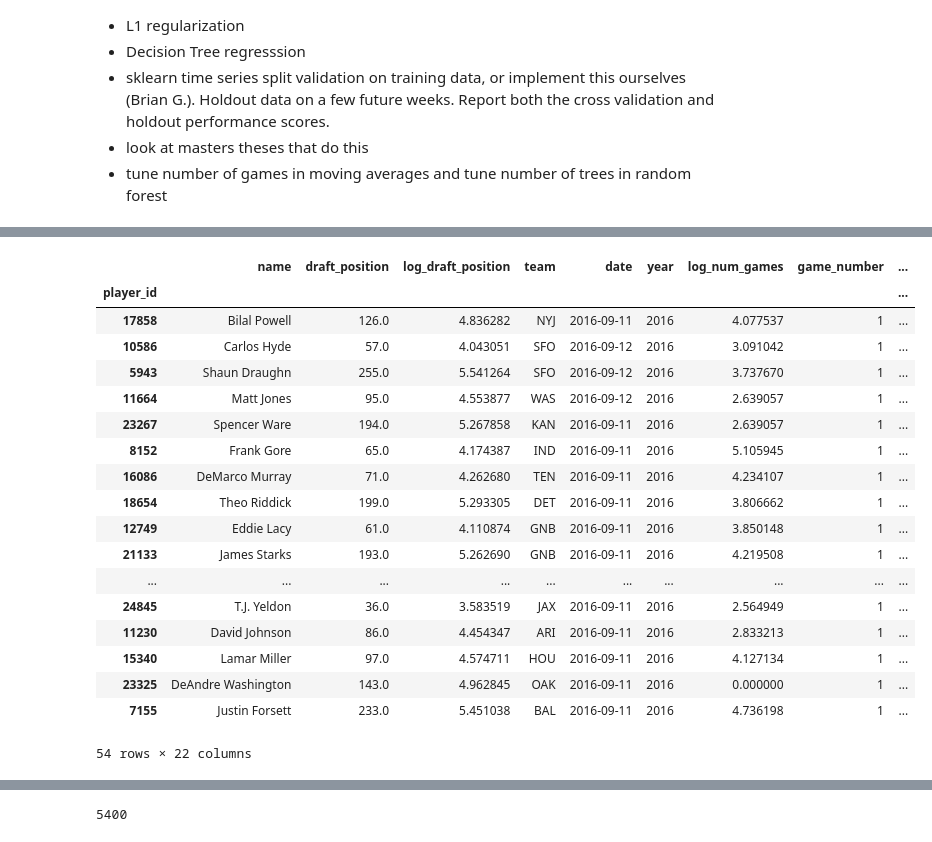
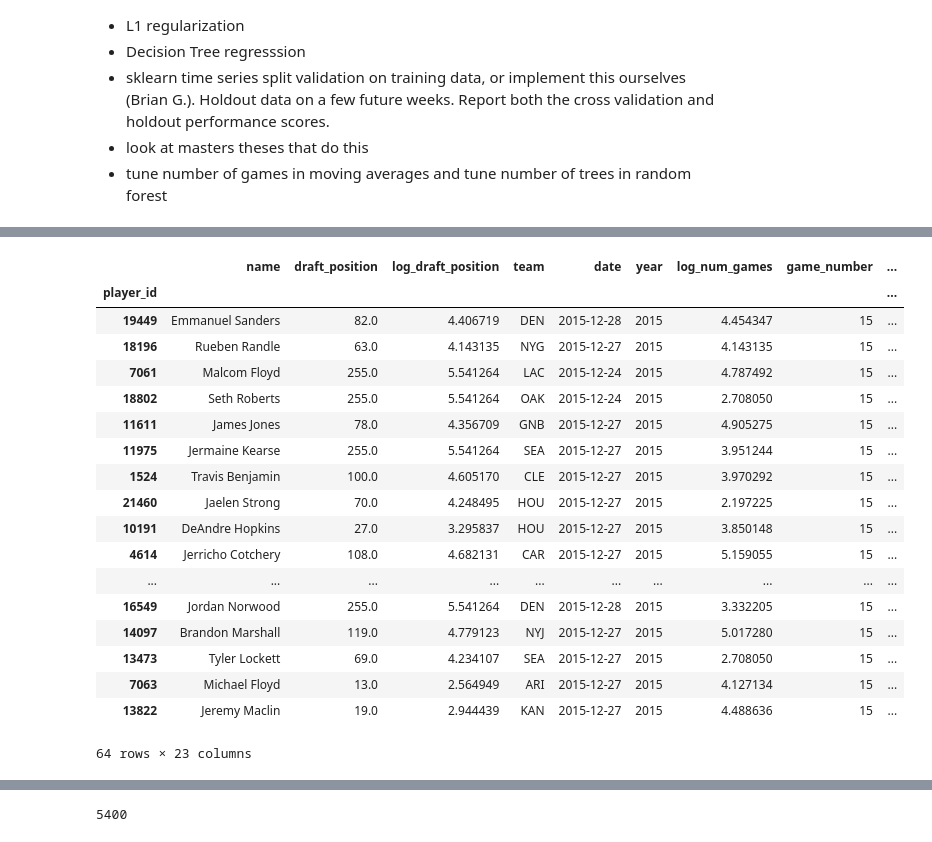
Before and after one commit to nkvarberg/Football-Prediction, a Jupyter notebook: EDA_Varberg.ipynb, the cells around one changed output, grey strips where cells are left out. Drawn from its saved outputs; the diff is of its cells as text; code cells hidden in the pictures.

```diff
--- a/EDA_Varberg.ipynb
+++ b/EDA_Varberg.ipynb
@@ -17,11 +36,15 @@ all_games = pd.read_csv('nfl-football-player-stats/games_1995.csv')
 all_games.drop([440917], inplace=True) # delete weird Lagerrete Blount double game
 all_games.loc[all_games['team'] == 'SDG', 'team'] = 'LAC'
 all_games.loc[all_games['team'] == 'STL', 'team'] = 'LAR'
+all_games.loc[all_games['opponent'] == 'SDG', 'opponent'] = 'LAC'
+all_games.loc[all_games['opponent'] == 'STL', 'opponent'] = 'LAR'
 all_games = all_games.set_index('player_id')
 all_players = pd.read_csv('nfl-football-player-stats/players_1995.csv',index_col='player_id')
 gamesDef = pd.read_csv('defData12-17.csv')
 gamesDef.loc[gamesDef['Tm']=='SDG', 'Tm'] = 'LAC'
 gamesDef.loc[gamesDef['Tm']=='STL', 'Tm'] = 'LAR'
+gamesDef.loc[gamesDef['Opp']=='SDG', 'Opp'] = 'LAC'
+gamesDef.loc[gamesDef['Opp']=='STL', 'Opp'] = 'LAR'
 gamesDef.set_index('Tm')
 gamesDef = gamesDef.drop(columns=["Rk","Time","LTime"])
 # %%
@@ -36,7 +59,8 @@ half_ppr = {
 # %%
 # subset RB position by choosing only RBs with at least 3 fantasy points in previous game
 subset_position = {
-    'RB': [['rushing_attempts', 'receiving_targets'], 5.0]
+    'RB': [['rushing_attempts', 'receiving_targets'], 5.0],
+    'WR': [['rushing_attempts', 'receiving_targets'], 5.0]
 }
 # %%
 def get_players_thatweek(all_games, all_players, position, year, game_number, subset_position, specific_players=None):
@@ -140,4 +141,5 @@ def get_def_data(gamesDef, year, gameNumber, gamesBack = 5):
     df.sort_values(by=['Year', 'Game'], axis=0, ascending=False, inplace=True)
     grouped = df.groupby('Tm', sort=False)
     def_stats = grouped.nth(list(range(0,gamesBack))).groupby('Tm', sort=False).mean()[['DY/P', 'TO']]
+    def_stats.index.rename('opp', inplace=True)
     return def_stats
@@ -177,10 +201,10 @@ def get_features_response(players, all_games, year, game_number, points_dict, de
                        (games.game_number <= 16)]
     current_year = games[(games.year == year) &
                          (games.game_number <= game_number)]
-    #rest_year = games[(games.year == year) &
-    #                 (games.game_number>=game_number)]
+    #current_game = games[(games.year == year) &
+    #                 (games.game_number==game_number)]
     next_game = games[(games.year == year) &
-                     (games.game_number == game_number+1)]['fpts'].rename('next_fpts')
+                     (games.game_number == game_number+1)]
     df = pd.concat((prev_years, current_year))
     # only keep columns needed for indiviual statistics
     df = df[['team', 'date', 'year', 'game_number', 'fpts', 'rushing_attempts', 'receiving_targets']]
@@ -203,25 +227,34 @@ def get_features_response(players, all_games, year, game_number, points_dict, de
     ## Team Statistics
     # get rush_percentage, rushing_attempts, and passer rating of teams
     team_stats = get_team_stats(games = all_games, year=year, game_number=game_number)
+    # join team stats to df by team
+    df = df.reset_index().join(team_stats, how='left', on='team').set_index('player_id')#.drop_duplicates()
+
     # get defenseive stats
     def_stats = get_def_data(gamesDef, year, game_number, defWeeksBack)
-    # join defensive stats to team stats by team
-    team_stats = team_stats.join(def_stats)
-    # join team stats to df by team
-    df = df.reset_index().join(team_stats, how='left', on=['team']).set_index('player_id')#.drop_duplicates()
+    #def_stats.reset_index(inplace=True)
+    df['opp'] = next_game['opponent']
+    df['next_fpts'] = next_game['fpts']
+    # Response variable is the fantasy points of the next game, NA should be zero because they
+    # didn't play or didn't score
+    df['next_fpts'] = df['next_fpts'].fillna(0)
+    print(df)
+    print(def_stats)
+    df = df.join(def_stats, how='left', on='opp')
     df.sort_values(by=['player_id', 'year', 'game_number'], axis=0,
                    ascending=True, inplace=True)
     # join df to players with name and draft info
     df = players.join(df)
 
-    # Response variable is the fantasy points of the next game, NA should be zero because they
-    # didn't play or didn't score
-    df['next_fpts'] = next_game
-    df['next_fpts'] = df['next_fpts'].fillna(0)
+    # drop players who don't play in the next week
+    df.dropna(subset=['opp'], inplace=True)
+
     #df['ros_ppg'] = rest_year.groupby('player_id').fpts.mean().rename('ros_ppg')
     #ros_games = rest_year.groupby('player_id').fpts.count().rename('ros_games', inplace=True)
     return df
 # %%
 # example usage
-get_features_response(a, all_games, 2016, 1, half_ppr)
+# train to game number
+a = get_players_thatweek(all_games, all_players,'WR',2015,15,subset_position)
+get_features_response(a, all_games, 2015, 15, half_ppr)
 # %% [output]
@@ -228,22 +278,22 @@ get_features_response(a, all_games, 2016, 1, half_ppr)
 |  | name | draft_position | log_draft_position | team | date | year | log_num_games | game_number | ... |
 | player_id |  |  |  |  |  |  |  |  | ... |
-| 17858 | Bilal Powell | 126.0 | 4.836282 | NYJ | 2016-09-11 | 2016 | 4.077537 | 1 | ... |
-| 10586 | Carlos Hyde | 57.0 | 4.043051 | SFO | 2016-09-12 | 2016 | 3.091042 | 1 | ... |
-| 5943 | Shaun Draughn | 255.0 | 5.541264 | SFO | 2016-09-12 | 2016 | 3.737670 | 1 | ... |
-| 11664 | Matt Jones | 95.0 | 4.553877 | WAS | 2016-09-12 | 2016 | 2.639057 | 1 | ... |
-| 23267 | Spencer Ware | 194.0 | 5.267858 | KAN | 2016-09-11 | 2016 | 2.639057 | 1 | ... |
-| 8152 | Frank Gore | 65.0 | 4.174387 | IND | 2016-09-11 | 2016 | 5.105945 | 1 | ... |
-| 16086 | DeMarco Murray | 71.0 | 4.262680 | TEN | 2016-09-11 | 2016 | 4.234107 | 1 | ... |
-| 18654 | Theo Riddick | 199.0 | 5.293305 | DET | 2016-09-11 | 2016 | 3.806662 | 1 | ... |
-| 12749 | Eddie Lacy | 61.0 | 4.110874 | GNB | 2016-09-11 | 2016 | 3.850148 | 1 | ... |
-| 21133 | James Starks | 193.0 | 5.262690 | GNB | 2016-09-11 | 2016 | 4.219508 | 1 | ... |
+| 19449 | Emmanuel Sanders | 82.0 | 4.406719 | DEN | 2015-12-28 | 2015 | 4.454347 | 15 | ... |
+| 18196 | Rueben Randle | 63.0 | 4.143135 | NYG | 2015-12-27 | 2015 | 4.143135 | 15 | ... |
+| 7061 | Malcom Floyd | 255.0 | 5.541264 | LAC | 2015-12-24 | 2015 | 4.787492 | 15 | ... |
+| 18802 | Seth Roberts | 255.0 | 5.541264 | OAK | 2015-12-24 | 2015 | 2.708050 | 15 | ... |
+| 11611 | James Jones | 78.0 | 4.356709 | GNB | 2015-12-27 | 2015 | 4.905275 | 15 | ... |
+| 11975 | Jermaine Kearse | 255.0 | 5.541264 | SEA | 2015-12-27 | 2015 | 3.951244 | 15 | ... |
+| 1524 | Travis Benjamin | 100.0 | 4.605170 | CLE | 2015-12-27 | 2015 | 3.970292 | 15 | ... |
+| 21460 | Jaelen Strong | 70.0 | 4.248495 | HOU | 2015-12-27 | 2015 | 2.197225 | 15 | ... |
+| 10191 | DeAndre Hopkins | 27.0 | 3.295837 | HOU | 2015-12-27 | 2015 | 3.850148 | 15 | ... |
+| 4614 | Jerricho Cotchery | 108.0 | 4.682131 | CAR | 2015-12-27 | 2015 | 5.159055 | 15 | ... |
 | ... | ... | ... | ... | ... | ... | ... | ... | ... | ... |
-| 24845 | T.J. Yeldon | 36.0 | 3.583519 | JAX | 2016-09-11 | 2016 | 2.564949 | 1 | ... |
-| 11230 | David Johnson | 86.0 | 4.454347 | ARI | 2016-09-11 | 2016 | 2.833213 | 1 | ... |
-| 15340 | Lamar Miller | 97.0 | 4.574711 | HOU | 2016-09-11 | 2016 | 4.127134 | 1 | ... |
-| 23325 | DeAndre Washington | 143.0 | 4.962845 | OAK | 2016-09-11 | 2016 | 0.000000 | 1 | ... |
-| 7155 | Justin Forsett | 233.0 | 5.451038 | BAL | 2016-09-11 | 2016 | 4.736198 | 1 | ... |
+| 16549 | Jordan Norwood | 255.0 | 5.541264 | DEN | 2015-12-28 | 2015 | 3.332205 | 15 | ... |
+| 14097 | Brandon Marshall | 119.0 | 4.779123 | NYJ | 2015-12-27 | 2015 | 5.017280 | 15 | ... |
+| 13473 | Tyler Lockett | 69.0 | 4.234107 | SEA | 2015-12-27 | 2015 | 2.708050 | 15 | ... |
+| 7063 | Michael Floyd | 13.0 | 2.564949 | ARI | 2015-12-27 | 2015 | 4.127134 | 15 | ... |
+| 13822 | Jeremy Maclin | 19.0 | 2.944439 | KAN | 2015-12-27 | 2015 | 4.488636 | 15 | ... |
-54 rows × 22 columns
+64 rows × 23 columns
 # %%
 ## Pretend its 2016, nfl week 5
 
```
Also changed, not shown: parts of 6 cells of this notebook.
